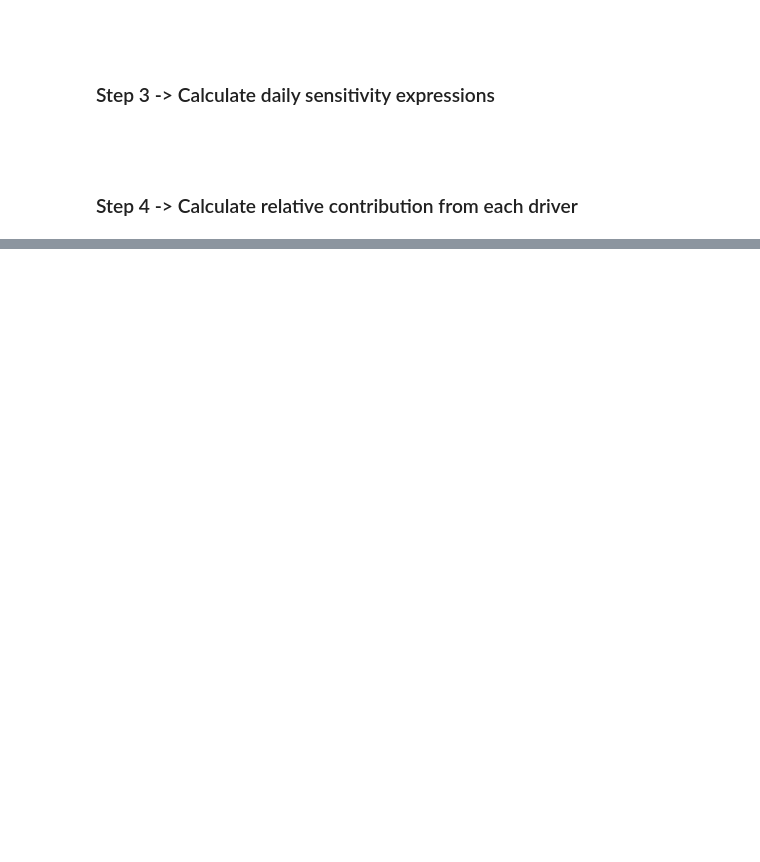
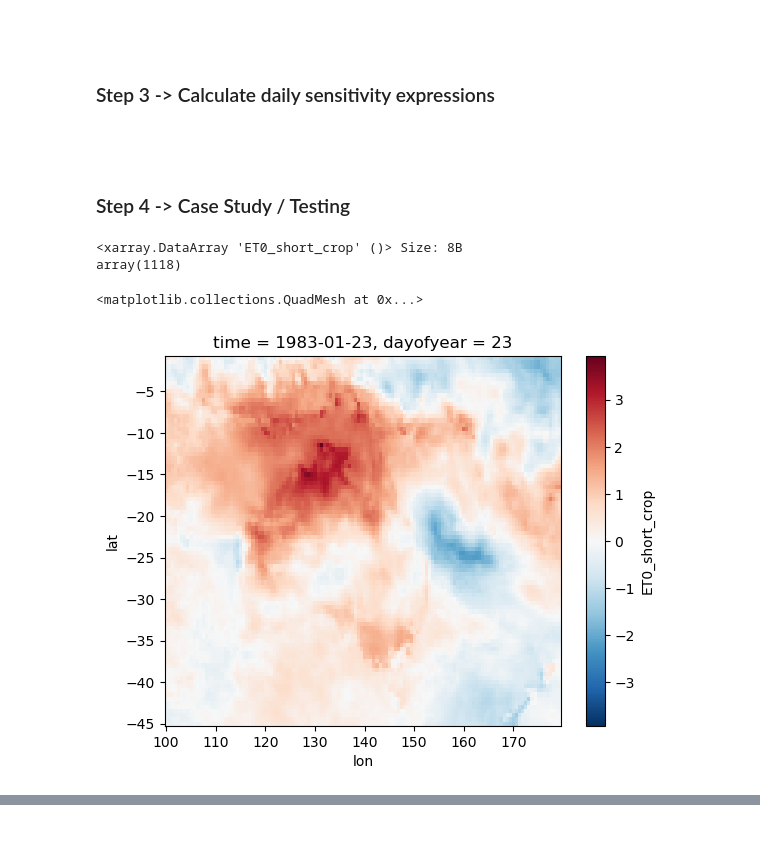
Before and after one commit to jb6465/flash-drought, a Jupyter notebook: attribution_python/zero_draft_pythonize_MERRA2.ipynb, the cells around one changed output, grey strips where cells are left out. Saved outputs shown, nothing was run; the diff lists cells and outputs as text; code cells hidden in the pictures; blank space fills up the shorter version.

Commit message:
sensitivity debugging + test case

```diff
--- a/attribution_python/zero_draft_pythonize_MERRA2.ipynb
+++ b/attribution_python/zero_draft_pythonize_MERRA2.ipynb
@@ -257,4 +257,30 @@ sens_U  = ((C * dBdU) - (A + B) * dCdU) / C**2
 # %% [markdown]
 <br>
 # %% [markdown]
-### Step 4 -> Calculate relative contribution from each driver
+### Step 4 -> Case Study / Testing
+# %%
+#function for 7-day rolling, climatology and anomalies
+def compute7day_rolling_climo_anom(input_daily_xr):
+    rolling_7d = input_daily_xr.rolling(time=7).mean()
+    rolling_7d_climo = rolling_7d.assign_coords(doy=rolling_7d['time'].dt.dayofyear).groupby('doy').mean('time')
+    rolling_7d_anom = rolling_7d.groupby('time.dayofyear') - rolling_7d_climo.rename({'doy': 'dayofyear'})
+    return rolling_7d, rolling_7d_climo, rolling_7d_anom
+# %%
+#output
+ET0_7d, ET0_7d_climo, ET0_7d_anom = compute7day_rolling_climo_anom(ET0_xr)
+
+#drivers 7d means
+T, T_7d_climo, T_7d_anom = compute7day_rolling_climo_anom(T)
+Rs, Rs_7d_climo, Rs_7d_anom = compute7day_rolling_climo_anom(SWGDN)
+QV2M, Q_7d_climo, Q_7d_anom = compute7day_rolling_climo_anom(QV2M)
+U2M, U2M_7d_climo, U2M_7d_anom = compute7day_rolling_climo_anom(U2M)
+# %%
+ET0_7d_anom.mean(dim=('lat', 'lon')).argmax()
+# %% [output]
+<xarray.DataArray 'ET0_short_crop' ()> Size: 8B
+array(1118)
+# %%
+ET0_7d_anom[1118].plot()
+# %% [output]
+<matplotlib.collections.QuadMesh at 0x...>
+[figure, added]
```
Also changed, not shown: parts of 18 cells of this notebook.
